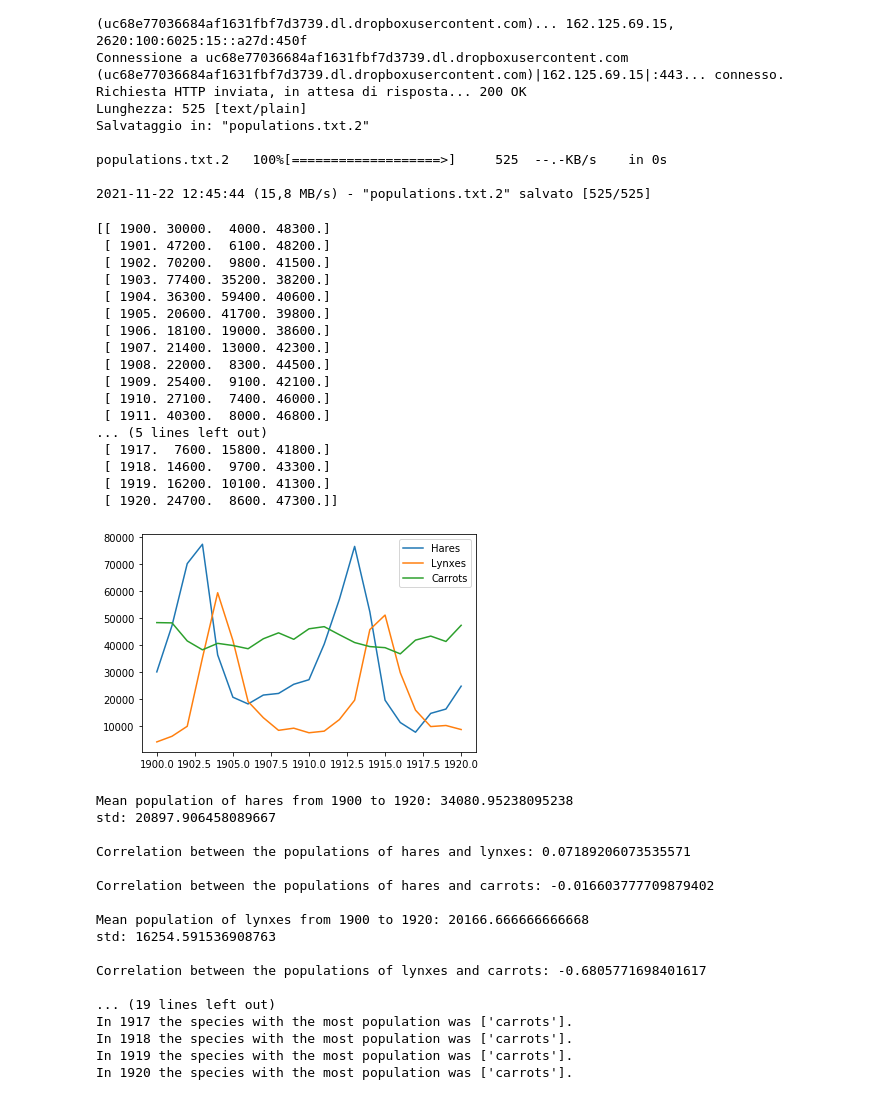
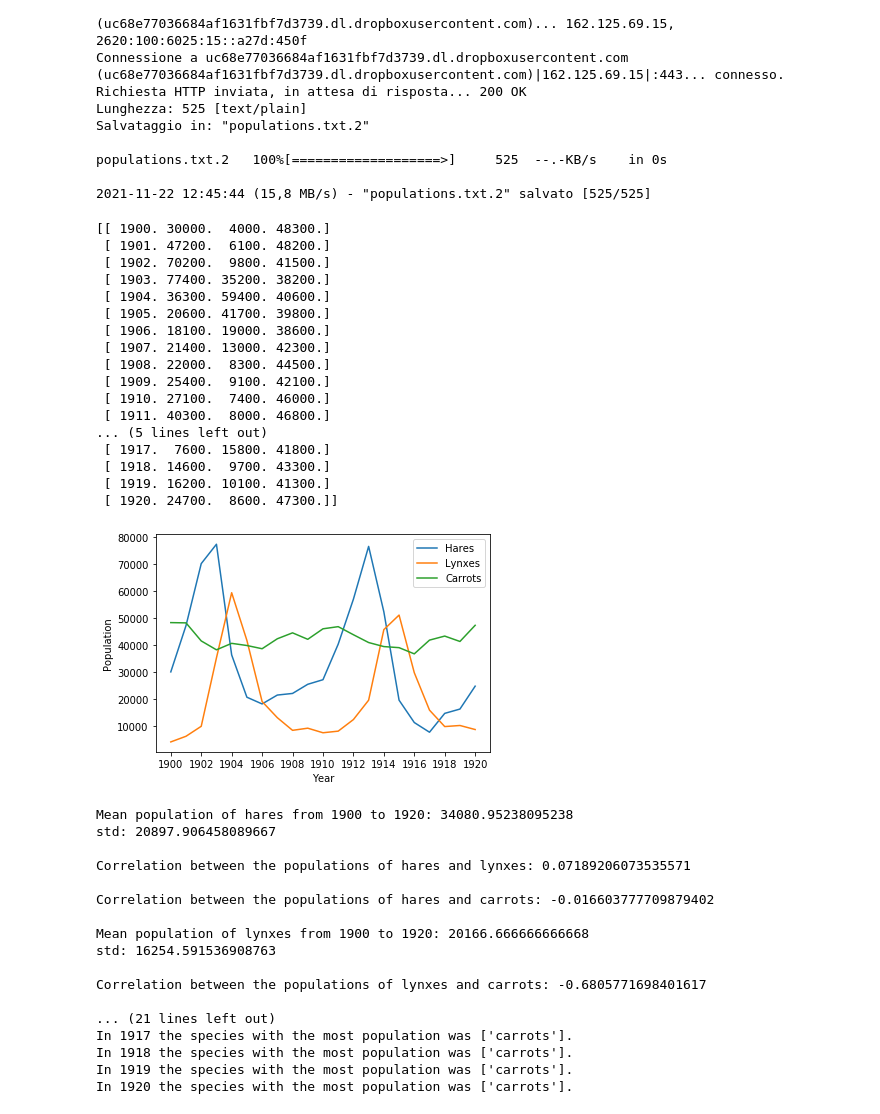
Before and after one commit to PhysicsOfData/LaboratoryOfComputationalPhysics_Y4, a Jupyter notebook: 03ex_Numpy.ipynb, the cells around one changed output. Saved outputs shown, nothing was run; the diff lists cells and outputs as text; code cells hidden in the pictures.

```diff
--- a/03ex_Numpy.ipynb
+++ b/03ex_Numpy.ipynb
@@ -424,39 +424,43 @@ carrots = data[:,3]
 plt.plot(year,hares,label = "Hares")
 plt.plot(year,lynxes,label = "Lynxes")
 plt.plot(year,carrots,label = "Carrots")
+plt.xticks(np.arange(1900, 1922, step=2))
+plt.xlabel("Year")
+plt.ylabel("Population")
 plt.legend()
 plt.show()
 
 for i in range(1,4):
     print("\nMean population of {} from 1900 to 1920: {}".format(names[i],np.mean(data[:,i])))
     print("std: {}".format(np.std(data[:,i])))
     for j in range(i,4):
         if not i == j:
             print("\nCorrelation between the populations of {} and {}: {}".format(names[i],names[j],np.corrcoef(data[:,i],data[:,j])[0,1]))
 
+print("\n")
 for line in data:
     mass = max(line[1],line[2],line[3])
     index = np.where(line == mass)
     print("In {} the species with the most population was {}.".format(int(line[0]),names[index]))
 # %% [output]
 [[ 1900. 30000.  4000. 48300.]
  [ 1901. 47200.  6100. 48200.]
  [ 1902. 70200.  9800. 41500.]
  [ 1903. 77400. 35200. 38200.]
  [ 1904. 36300. 59400. 40600.]
  [ 1905. 20600. 41700. 39800.]
  [ 1906. 18100. 19000. 38600.]
  [ 1907. 21400. 13000. 42300.]
  [ 1908. 22000.  8300. 44500.]
  [ 1909. 25400.  9100. 42100.]
  [ 1910. 27100.  7400. 46000.]
  [ 1911. 40300.  8000. 46800.]
 ... (5 lines left out)
  [ 1917.  7600. 15800. 41800.]
  [ 1918. 14600.  9700. 43300.]
  [ 1919. 16200. 10100. 41300.]
  [ 1920. 24700.  8600. 47300.]]
-[figure, old version]
+[figure, new version]
 Mean population of hares from 1900 to 1920: 34080.95238095238
 std: 20897.906458089667
 
@@ -469,7 +473,7 @@ std: 16254.591536908763
 
 Correlation between the populations of lynxes and carrots: -0.6805771698401617
 
-... (19 lines left out)
+... (21 lines left out)
 In 1917 the species with the most population was ['carrots'].
 In 1918 the species with the most population was ['carrots'].
 In 1919 the species with the most population was ['carrots'].
```
Also changed, not shown: 6 other files.
